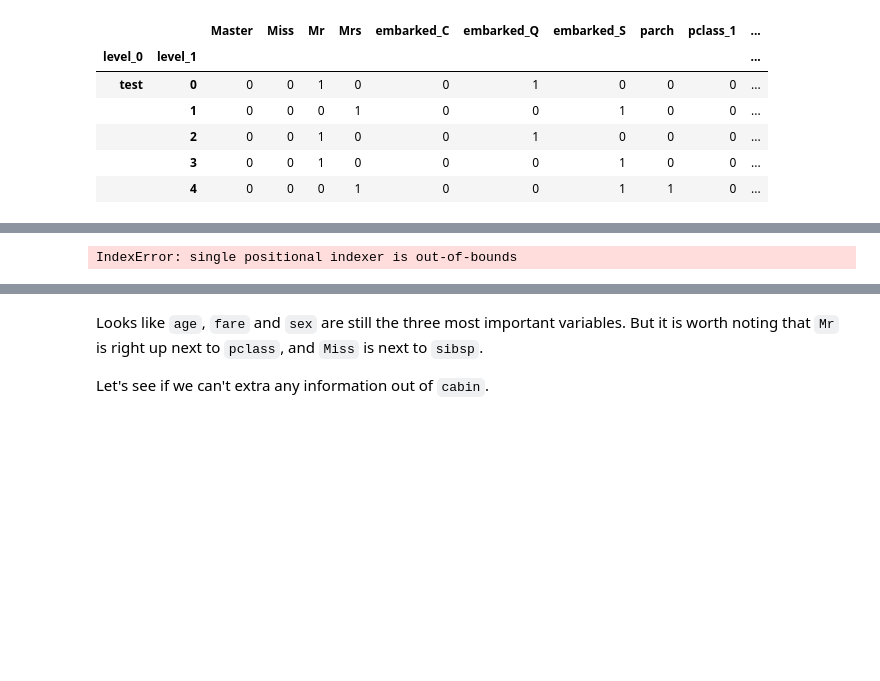
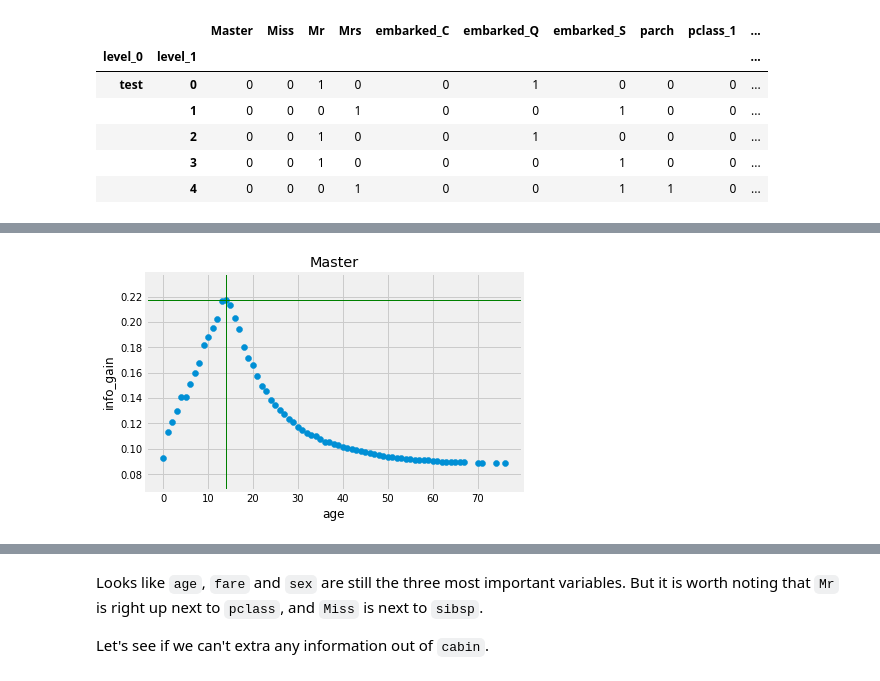
Before and after one commit to it176131/Titanic, a Jupyter notebook: Titanic.ipynb, the cells around one changed output, grey strips where cells are left out. Saved outputs shown, nothing was run; the diff lists cells and outputs as text; code cells hidden in the pictures; blank space fills up the shorter version.

Commit message:
graphed info_gain vs age for titles

```diff
--- a/Titanic.ipynb
+++ b/Titanic.ipynb
@@ -1727,42 +1727,57 @@ entropy_age = age_df.loc[:, [
 # %%
 entropy_age['age_round'] = entropy_age.age.round().astype(int)
 # %%
+n = 0
+info_gain = []
+age = []
 for i in sorted(age_entropy.age_round.unique()):
-    e = entropy(entropy_age.groupby([
-        entropy_age.age_round <= i,
-        'Master'
-    ]).Master.count().unstack().fillna(0).sum() / entropy_age.shape[0], base=2)
+    try:
+        e = entropy(entropy_age.groupby([
+            entropy_age.age_round <= i,
+            'Master'
+        ]).Master.count().unstack().fillna(0).sum() / entropy_age.shape[0], base=2)
 
-    e0 = entropy(entropy_age.groupby([
-        entropy_age.age_round <= i,
-        'Master'
-    ]).Master.count().unstack().fillna(0).iloc[0] / entropy_age.groupby([
-        entropy_age.age_round <= i,
-        'Master'
-    ]).Master.count().unstack().fillna(0).iloc[0].sum())
+        e0 = entropy(entropy_age.groupby([
+            entropy_age.age_round <= i,
+            'Master'
+        ]).Master.count().unstack().fillna(0).iloc[0] / entropy_age.groupby([
+            entropy_age.age_round <= i,
+            'Master'
+        ]).Master.count().unstack().fillna(0).iloc[0].sum())
 
-    p0 = (entropy_age.groupby([
-        entropy_age.age_round <= i,
-        'Master'
-    ]).Master.count().unstack().fillna(0).sum(axis=1) / entropy_age.shape[0]).iloc[0]
+        p0 = (entropy_age.groupby([
+            entropy_age.age_round <= i,
+            'Master'
+        ]).Master.count().unstack().fillna(0).sum(axis=1) / entropy_age.shape[0]).iloc[0]
 
-    e1 = entropy(entropy_age.groupby([
-        entropy_age.age_round <= i,
-        'Master'
-    ]).Master.count().unstack().fillna(0).iloc[1] / entropy_age.groupby([
-        entropy_age.age_round <= i,
-        'Master'
-    ]).Master.count().unstack().fillna(0).iloc[1].sum())
+        e1 = entropy(entropy_age.groupby([
+            entropy_age.age_round <= i,
+            'Master'
+        ]).Master.count().unstack().fillna(0).iloc[1] / entropy_age.groupby([
+            entropy_age.age_round <= i,
+            'Master'
+        ]).Master.count().unstack().fillna(0).iloc[1].sum())
 
-    p1 = (entropy_age.groupby([
-        entropy_age.age_round <= i,
-        'Master'
-    ]).Master.count().unstack().fillna(0).sum(axis=1) / entropy_age.shape[0]).iloc[1]
+        p1 = (entropy_age.groupby([
+            entropy_age.age_round <= i,
+            'Master'
+        ]).Master.count().unstack().fillna(0).sum(axis=1) / entropy_age.shape[0]).iloc[1]
 
-    eg = p0*e0 + p1*e1
+        eg = p0*e0 + p1*e1
 
-    print(f"{int(i)}, e = {e}")
-    print(f"{int(i)}, eg = {eg}")
-    print(f"{int(i)}, information gain = {e - eg}")
-    print()
+        n = e - eg
+
+        info_gain.append(n)
+        age.append(i)
+    except IndexError:
+        break
+
+print(f"(age, max info_gain): {age[np.argmax(info_gain)]}, {max(info_gain)}")
+
+plt.scatter(age, info_gain)
+plt.axvline(age[np.argmax(info_gain)], c='g', lw=1)
+plt.axhline(max(info_gain), c='g', lw=1)
+plt.title('Master')
+plt.xlabel('age')
+plt.ylabel('info_gain');
 # %% [output]
@@ -1786,2 +1785,2 @@ for i in sorted(age_entropy.age_round.unique()):
-IndexError: single positional indexer is out-of-bounds
+[figure, added]
 # %%
```
Also changed, not shown: parts of 54 cells of this notebook.
